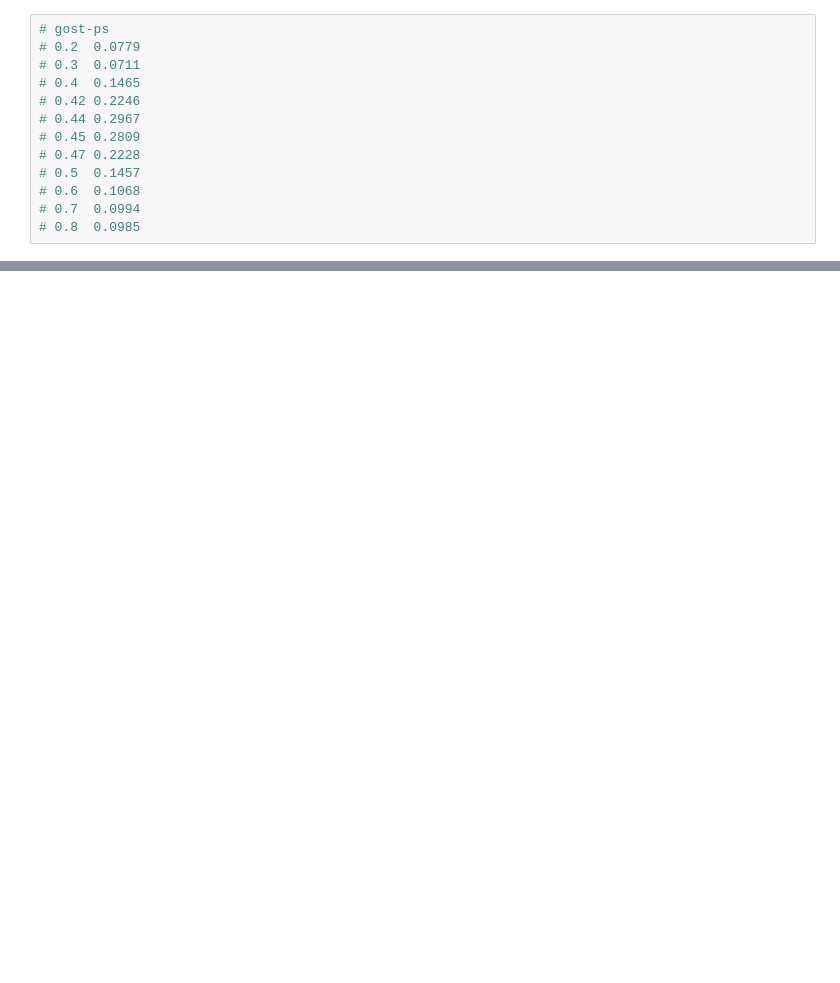
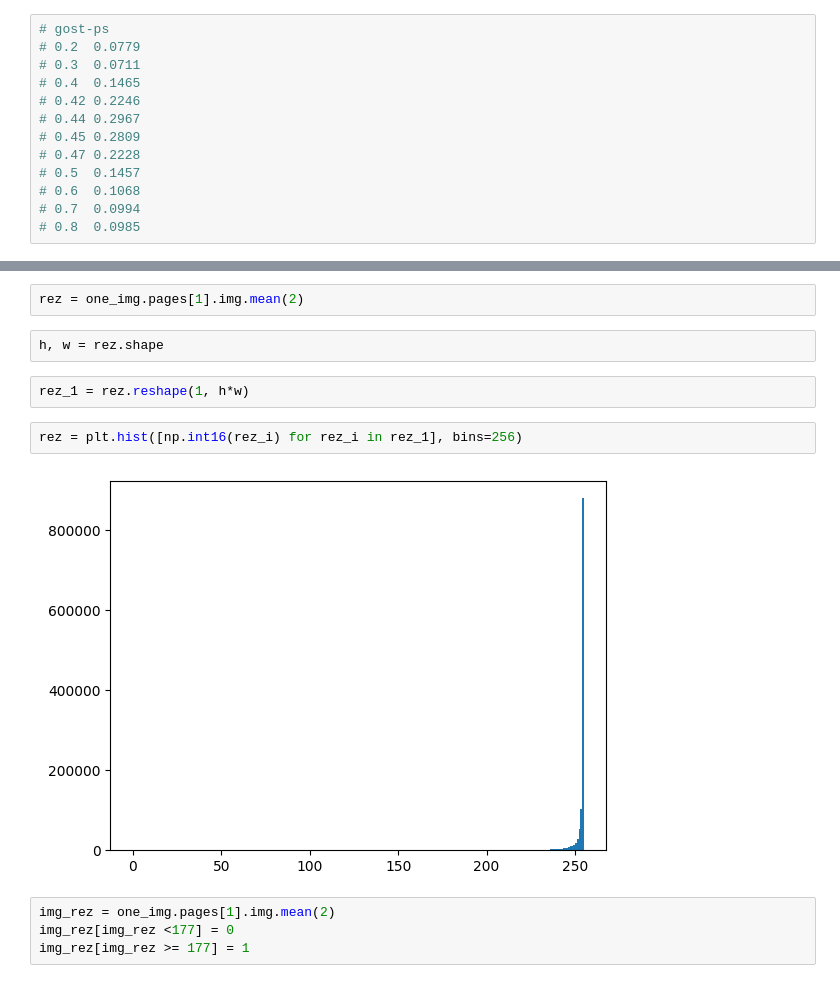
Before and after one commit to Dann38/classification_bold_pioeline, a Jupyter notebook: script/Pipeline.ipynb, the cells around one changed output, grey strips where cells are left out. Cells and saved outputs as stored; diff of their text form; blank space fills up the shorter version.

```diff
--- a/script/Pipeline.ipynb
+++ b/script/Pipeline.ipynb
@@ -68,0 +262,14 @@ plt.grid()
+# %%
+rez = one_img.pages[1].img.mean(2)
+# %%
+h, w = rez.shape
+# %%
+rez_1 = rez.reshape(1, h*w)
+# %%
+rez = plt.hist([np.int16(rez_i) for rez_i in rez_1], bins=256)
+# %% [output]
+[figure, added]
+# %%
+img_rez = one_img.pages[1].img.mean(2)
+img_rez[img_rez <177] = 0
+img_rez[img_rez >= 177] = 1
```
Also changed, not shown: parts of 40 cells of this notebook, 6 other files.
